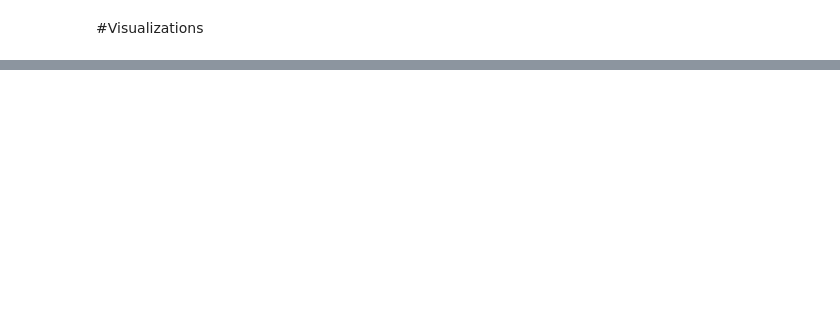
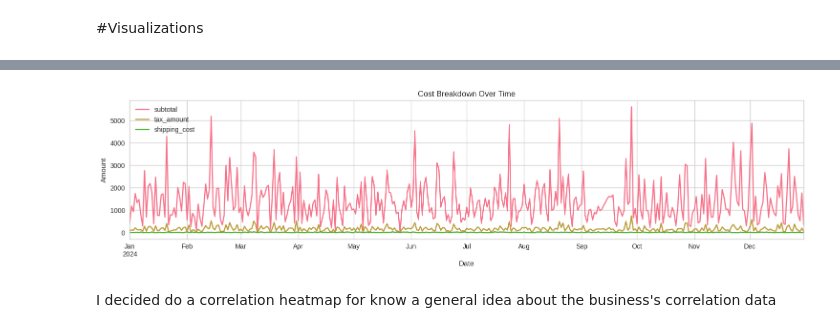
Before and after one commit to MatiasSiles/Sales-Optimization, a Jupyter notebook: EDA.ipynb, the cells around one changed output, grey strips where cells are left out. Saved outputs shown, nothing was run; the diff lists cells and outputs as text; code cells hidden in the pictures; blank space fills up the shorter version.

```diff
--- a/EDA.ipynb
+++ b/EDA.ipynb
@@ -514,0 +317,14 @@ df['sales_rep'].unique()
+# %%
+df.date = pd.to_datetime(df.date)
+cost_breakdown = df[df["date"].dt.year > 2023]
+cost_breakdown.groupby('date')[['subtotal', 'tax_amount', 'shipping_cost']].sum().plot(figsize=(15,4))
+
+plt.title("Cost Breakdown Over Time")
+plt.xlabel("Date")
+plt.ylabel("Amount")
+plt.tight_layout()
+plt.show()
+# %% [output]
+[figure, added]
+# %% [markdown]
+I decided do a correlation heatmap for know a general idea about the business's correlation data
```
Also changed, not shown: parts of 28 cells of this notebook.
